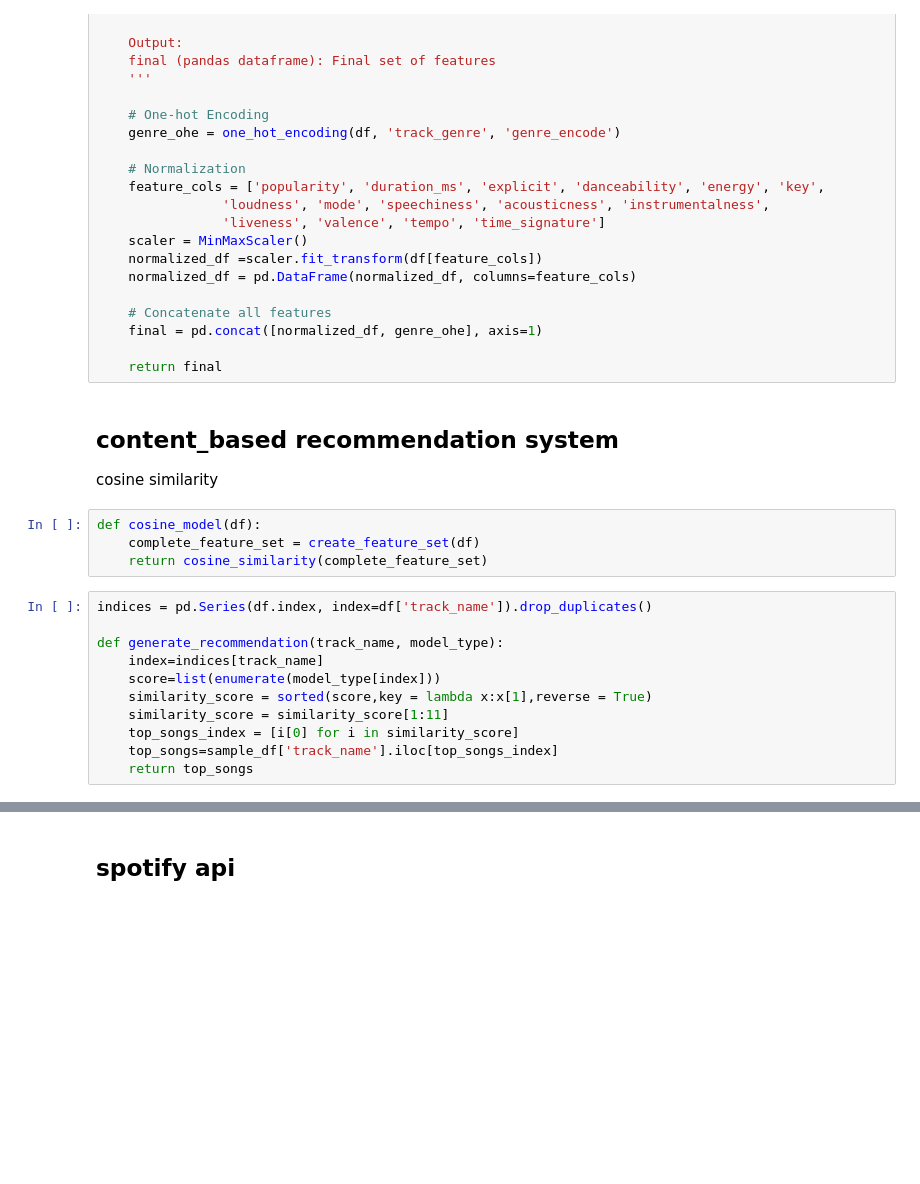
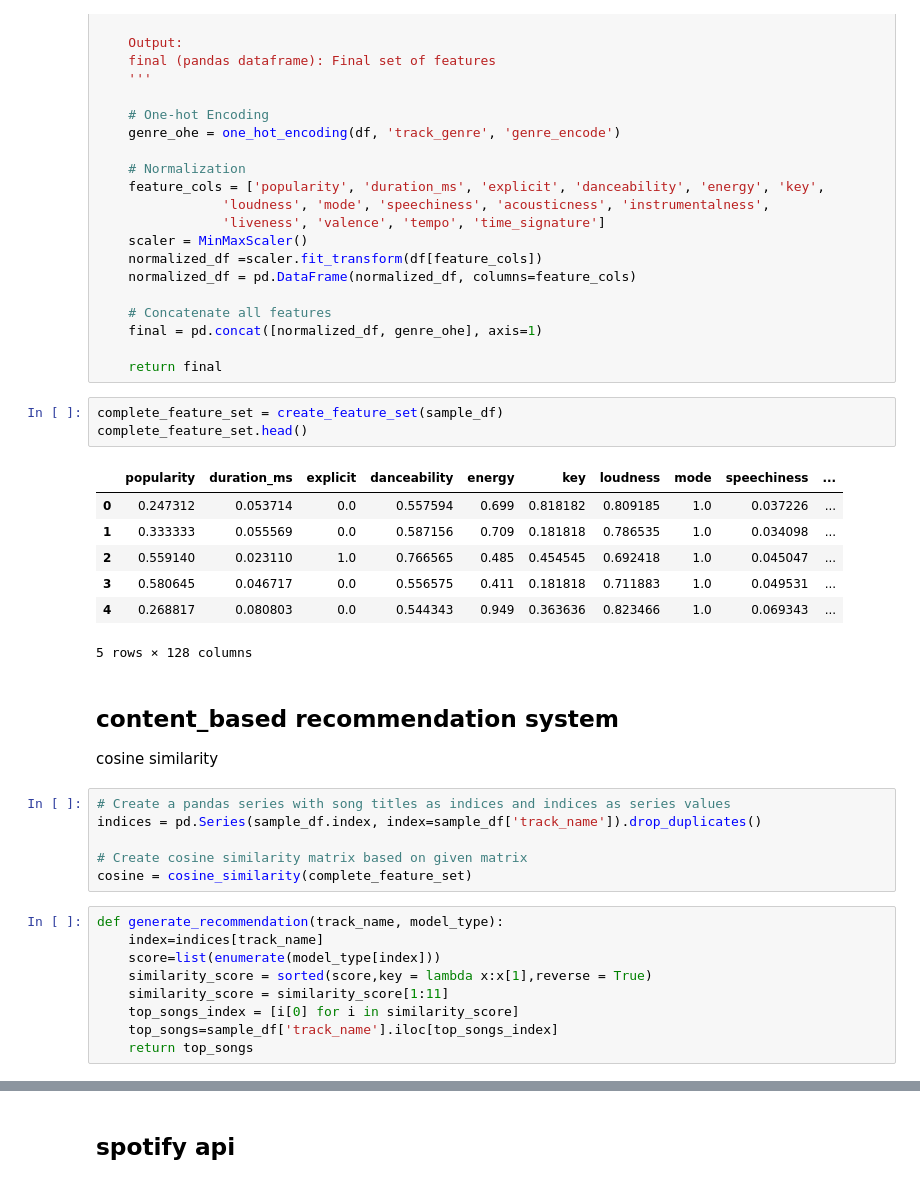
Before and after one commit to ycsilvia/Coursework, a Jupyter notebook: Recommendation_system.ipynb, the cells around one changed output, grey strips where cells are left out. Drawn from its saved outputs; the diff is of its cells as text; blank space fills up the shorter version.

```diff
--- a/Recommendation_system.ipynb
+++ b/Recommendation_system.ipynb
@@ -135,16 +166,27 @@ def create_feature_set(df):
     final = pd.concat([normalized_df, genre_ohe], axis=1)
 
     return final
+# %%
+complete_feature_set = create_feature_set(sample_df)
+complete_feature_set.head()
+# %% [output]
+|  | popularity | duration_ms | explicit | danceability | energy | key | loudness | mode | speechiness | ... |
+| 0 | 0.247312 | 0.053714 | 0.0 | 0.557594 | 0.699 | 0.818182 | 0.809185 | 1.0 | 0.037226 | ... |
+| 1 | 0.333333 | 0.055569 | 0.0 | 0.587156 | 0.709 | 0.181818 | 0.786535 | 1.0 | 0.034098 | ... |
+| 2 | 0.559140 | 0.023110 | 1.0 | 0.766565 | 0.485 | 0.454545 | 0.692418 | 1.0 | 0.045047 | ... |
+| 3 | 0.580645 | 0.046717 | 0.0 | 0.556575 | 0.411 | 0.181818 | 0.711883 | 1.0 | 0.049531 | ... |
+| 4 | 0.268817 | 0.080803 | 0.0 | 0.544343 | 0.949 | 0.363636 | 0.823466 | 1.0 | 0.069343 | ... |
+5 rows × 128 columns
 # %% [markdown]
 ## content_based recommendation system
 cosine similarity
-# %%
-def cosine_model(df):
-    complete_feature_set = create_feature_set(df)
-    return cosine_similarity(complete_feature_set)
+# %%
+# Create a pandas series with song titles as indices and indices as series values
+indices = pd.Series(sample_df.index, index=sample_df['track_name']).drop_duplicates()
+
+# Create cosine similarity matrix based on given matrix
+cosine = cosine_similarity(complete_feature_set)
 # %%
-indices = pd.Series(df.index, index=df['track_name']).drop_duplicates()
-
 def generate_recommendation(track_name, model_type):
     index=indices[track_name]
     score=list(enumerate(model_type[index]))
```
Also changed, not shown: parts of 12 cells of this notebook, 1 other file.
